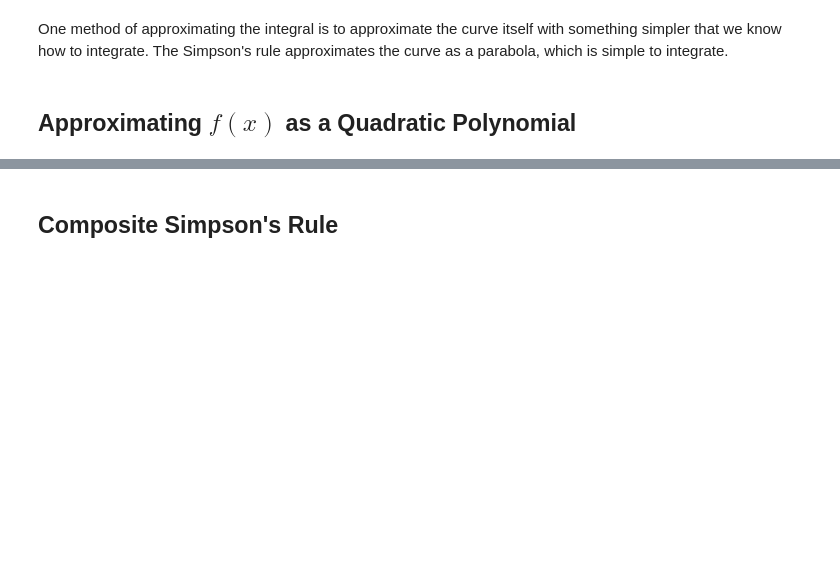
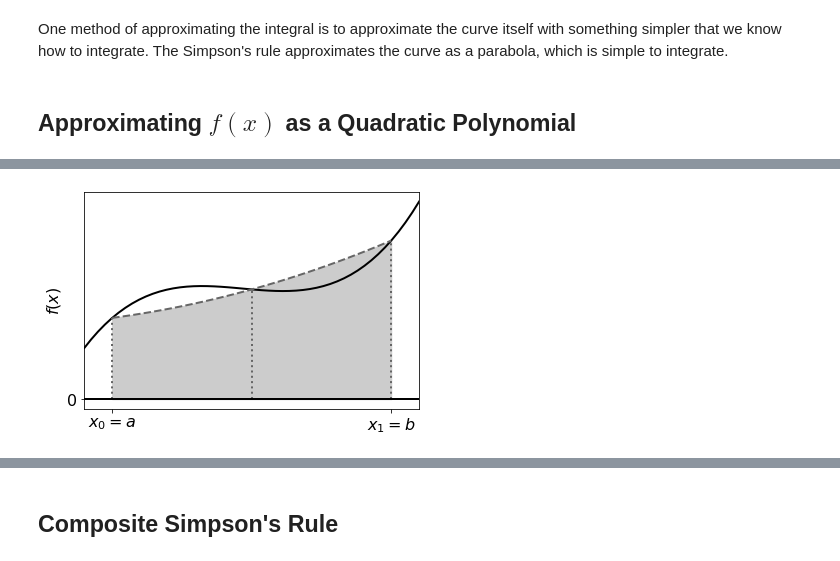
Before and after one commit to maystey/uct_nassp_cm2020, a Jupyter notebook: content/integration/simpson.ipynb, the cells around one changed output, grey strips where cells are left out. Drawn from its saved outputs; the diff is of its cells as text; code cells hidden in the pictures; blank space fills up the shorter version.

```diff
--- a/content/integration/simpson.ipynb
+++ b/content/integration/simpson.ipynb
@@ -13 +93,7 @@ $$
+# %%
+fig, ax = plot_simpsons(f, 0, 1, 1, [-0.1, 1.1])
+
+plt.show()
+# %% [output]
+[figure, added]
 # %% [markdown]
```
Also changed, not shown: parts of 15 cells of this notebook, 8 other files.
